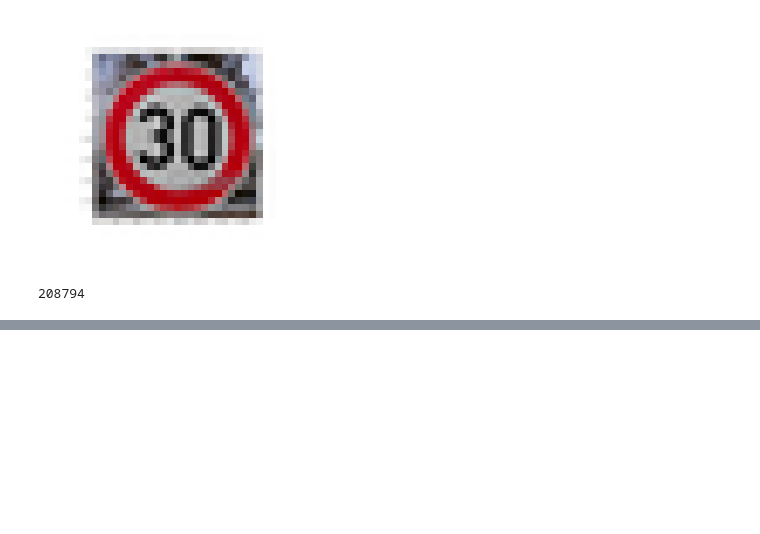
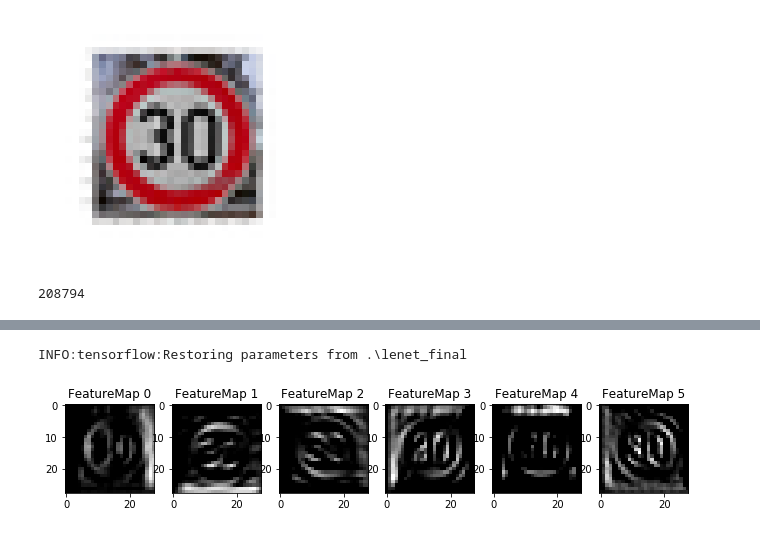
Before and after one commit to supersheepbear/CarND-Traffic-Sign-Classifier-P2-Yang, a Jupyter notebook: Traffic_Sign_Classifier_report.ipynb, the cells around one changed output, grey strips where cells are left out. Drawn from its saved outputs; the diff is of its cells as text; code cells hidden in the pictures; blank space fills up the shorter version.

```diff
--- a/Traffic_Sign_Classifier_report.ipynb
+++ b/Traffic_Sign_Classifier_report.ipynb
@@ -1891,7 +1891,7 @@ def outputFeatureMap(image_input, tf_activation, activation_min=-1, activation_m
     # If you get an error tf_activation is not defined it may be having trouble accessing the variable from inside a function
     activation = tf_activation.eval(session=sess,feed_dict={x : image_input})
     featuremaps = activation.shape[3]
-    plt.figure(plt_num, figsize=(15,15))
+    fig = plt.figure(plt_num, figsize=(15,15))
     for featuremap in range(featuremaps):
         plt.subplot(6,8, featuremap+1) # sets the number of feature maps to show on each row and column
         plt.title('FeatureMap ' + str(featuremap)) # displays the feature map number
@@ -1903,6 +1903,7 @@ def outputFeatureMap(image_input, tf_activation, activation_min=-1, activation_m
             plt.imshow(activation[0,:,:, featuremap], interpolation="nearest", vmin=activation_min, cmap="gray")
         else:
             plt.imshow(activation[0,:,:, featuremap], interpolation="nearest", cmap="gray")
+    return fig
 # %%
 np.array([y_test_new[0]])
 # %% [output]
@@ -1918,31 +1919,3 @@ plt.savefig(r'report_images\Visualize_raw')
 len(y_train)
 # %% [output]
 208794
-# %%
-
-
-
-num = 1
-with tf.device('/cpu:0'):
-
-    X_train_input, y_train = shuffle(X_train_input, y_train)
-tf.reset_default_graph()
-dropprob = 0.5
-rate = 0.035
-ratedecay = 0.88
-EPOCHS = 20
-BATCH_SIZE = 512
-regu_beta = 0
-cons_soft = 0
-incept = 1
-batchnorm = 0
-num = 1
-#print('training process {:d}/2'.format(num))
-
-train_acc,valid_acc,loss= train_model(num = num, batchnorm = batchnorm,incept = incept, cons_soft = cons_soft, print_info = 0, regu_beta = regu_beta, rate = rate, ratedecay = ratedecay, EPOCHS = EPOCHS, BATCH_SIZE = BATCH_SIZE,dropprob = dropprob,X_train_input = X_train_input,y_train = y_train)
-
-
-with tf.Session() as sess:
-    sess = tf.get_default_session()
-    tf_activation_1 = conv2_pool
-    outputFeatureMap( X_test_new_input,tf_activation,sess)
@@ -1964,0 +2048,10 @@ ValueError: Cannot use the given session to evaluate tensor: the tensor's graph
+# %%
+with tf.Session() as sess:
+    saver.restore(sess, '.\lenet_final')
+    sess.run(conv1_act,feed_dict={cons_soft_holder: 0, x: X_test_new_input, y: 1,dropprob_holder: 1.0,is_training: False,rate_holder:0.01})
+
+    fig_conv1_act = outputFeatureMap( X_test_new_input,conv1_act)
+    fig_conv1_act.savefig(r'report_images\conv1_act')
+# %% [output]
+INFO:tensorflow:Restoring parameters from .\lenet_final
+[figure, added]
```
Also changed, not shown: parts of 6 cells of this notebook, 6 other files.
